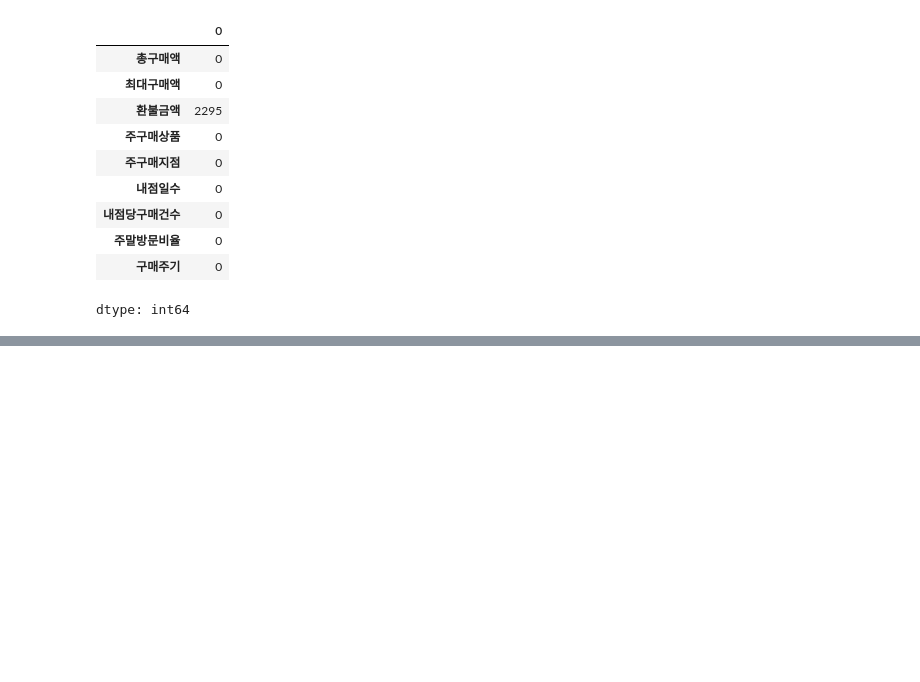
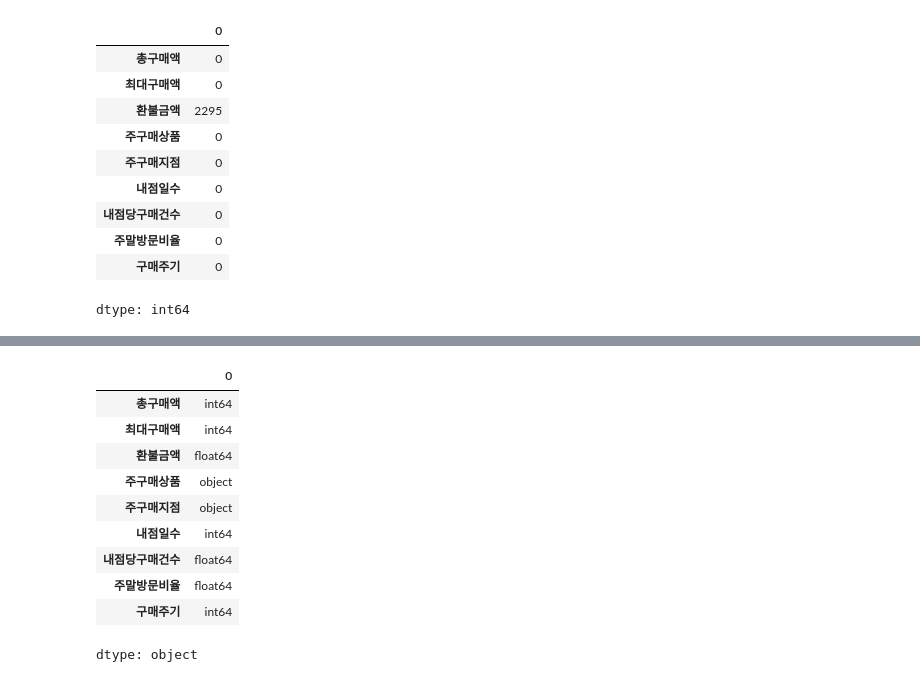
Before and after one commit to HongSeongMo/Bigdata_Analysis_Professional, a Jupyter notebook: 241008.ipynb, the cells around one changed output, grey strips where cells are left out. Saved outputs shown, nothing was run; the diff lists cells and outputs as text; code cells hidden in the pictures; blank space fills up the shorter version.

```diff
--- a/241008.ipynb
+++ b/241008.ipynb
@@ -293,0 +308,17 @@ dtype: int64
+# %%
+# df1 = df.groupby('주구매상품').mean()
+# data1 = pd.DataFrame(df1['내점일수'])
+# data1.head()
+df.dtypes
+# %% [output]
+|  | 0 |
+| 총구매액 | int64 |
+| 최대구매액 | int64 |
+| 환불금액 | float64 |
+| 주구매상품 | object |
+| 주구매지점 | object |
+| 내점일수 | int64 |
+| 내점당구매건수 | float64 |
+| 주말방문비율 | float64 |
+| 구매주기 | int64 |
+dtype: object
```
Also changed, not shown: parts of 21 cells of this notebook.
